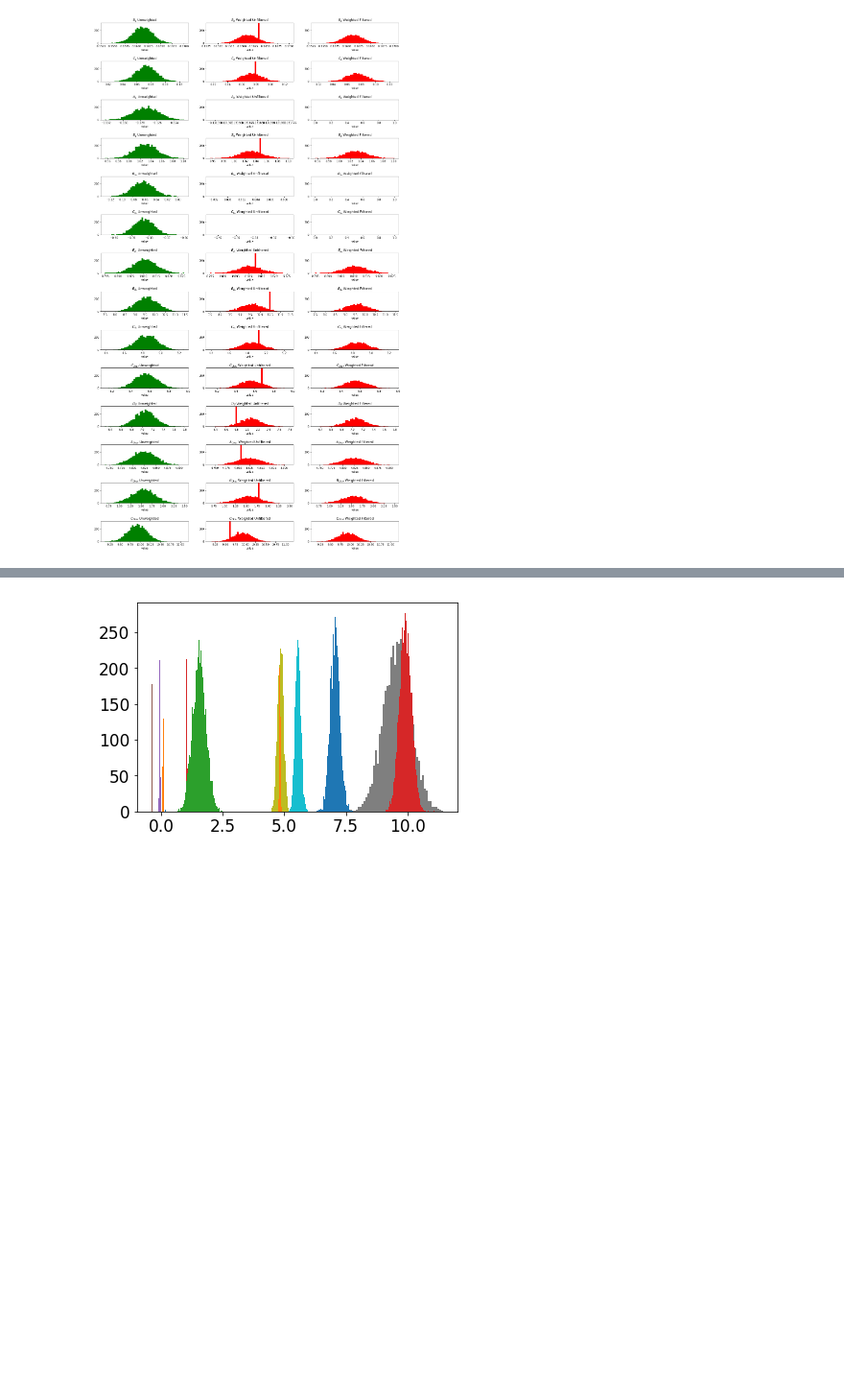
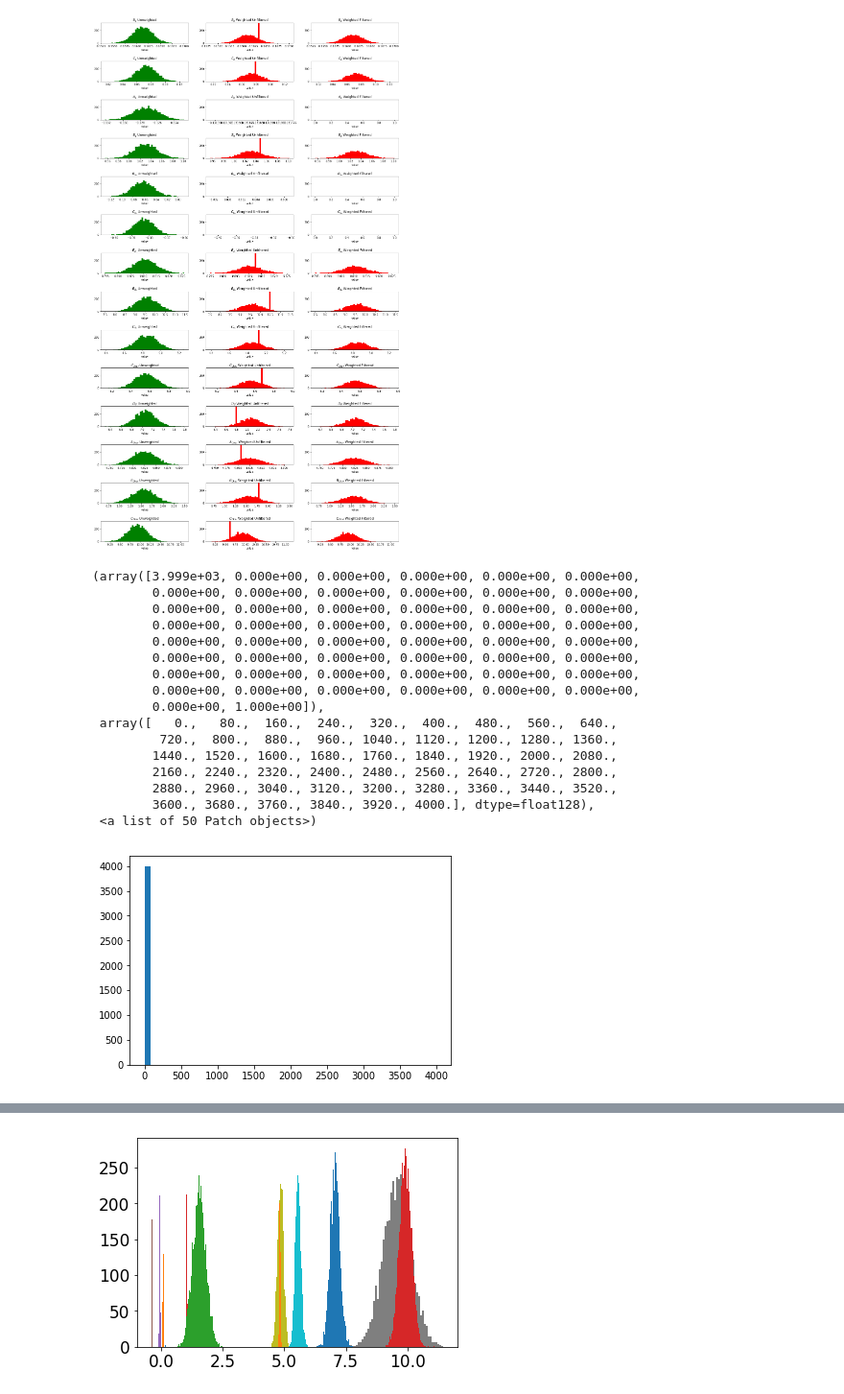
Before and after one commit to AliAlkadhim/PDF_Uncertainty, a Jupyter notebook: master_version/local/ALL_DATA_5k/reweighting.ipynb, the cells around one changed output, grey strips where cells are left out. Shown at 96% size. Cells and saved outputs as stored; diff of their text form; code cells hidden in the pictures; blank space fills up the shorter version.

```diff
--- a/master_version/local/ALL_DATA_5k/reweighting.ipynb
+++ b/master_version/local/ALL_DATA_5k/reweighting.ipynb
@@ -707,6 +699,29 @@ plt.subplots_adjust(left=0.125, bottom=0, right=0.9 , top=0.9, wspace=0.2, hspac
 plt.show()
 # %% [output]
 [figure]
+# %%
+weight_2 = np.exp(-0.5 * chi2_diff)/MVN_4000_MASTER[:,2]
+# %%
+weight_2 = 4000 * weight_2/(np.sum(weight_2))
+plt.hist(weight_2, bins=50)
+# %% [output]
+(array([3.999e+03, 0.000e+00, 0.000e+00, 0.000e+00, 0.000e+00, 0.000e+00,
+        0.000e+00, 0.000e+00, 0.000e+00, 0.000e+00, 0.000e+00, 0.000e+00,
+        0.000e+00, 0.000e+00, 0.000e+00, 0.000e+00, 0.000e+00, 0.000e+00,
+        0.000e+00, 0.000e+00, 0.000e+00, 0.000e+00, 0.000e+00, 0.000e+00,
+        0.000e+00, 0.000e+00, 0.000e+00, 0.000e+00, 0.000e+00, 0.000e+00,
+        0.000e+00, 0.000e+00, 0.000e+00, 0.000e+00, 0.000e+00, 0.000e+00,
+        0.000e+00, 0.000e+00, 0.000e+00, 0.000e+00, 0.000e+00, 0.000e+00,
+        0.000e+00, 0.000e+00, 0.000e+00, 0.000e+00, 0.000e+00, 0.000e+00,
+        0.000e+00, 1.000e+00]),
+ array([   0.,   80.,  160.,  240.,  320.,  400.,  480.,  560.,  640.,
+         720.,  800.,  880.,  960., 1040., 1120., 1200., 1280., 1360.,
+        1440., 1520., 1600., 1680., 1760., 1840., 1920., 2000., 2080.,
+        2160., 2240., 2320., 2400., 2480., 2560., 2640., 2720., 2800.,
+        2880., 2960., 3040., 3120., 3200., 3280., 3360., 3440., 3520.,
+        3600., 3680., 3760., 3840., 3920., 4000.], dtype=float128),
+ <a list of 50 Patch objects>)
+[figure, added]
 # %% [markdown]
 ## For the runs using ALL DATA available to xFitter, if we use the same weight equation, i.e.
 The weight for a particular parameter $i$, for a particular point (sample) $k$ is
```
Also changed, not shown: parts of 5 cells of this notebook, 1 other file.
